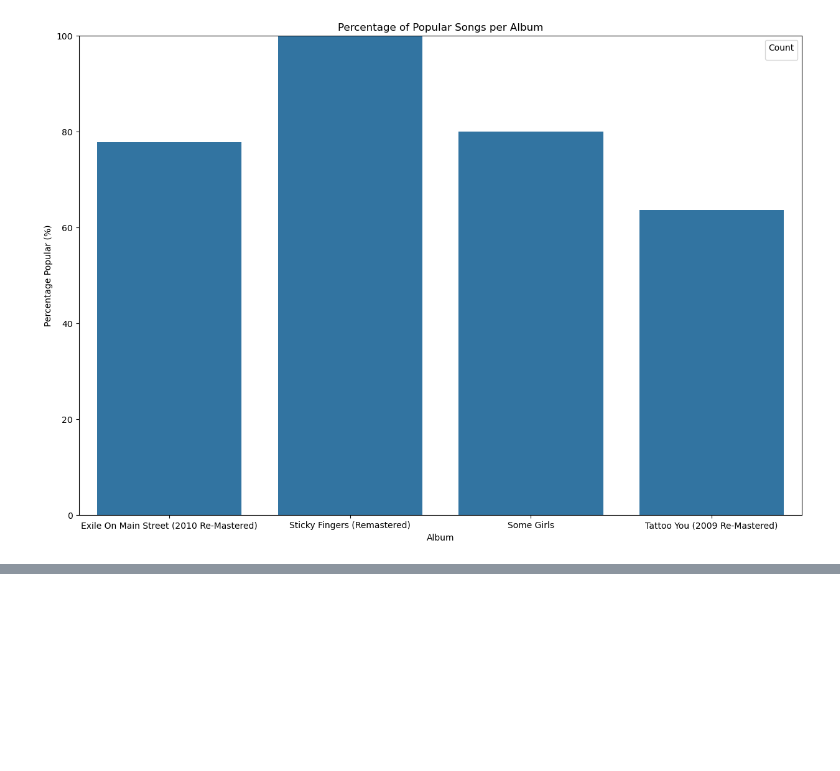
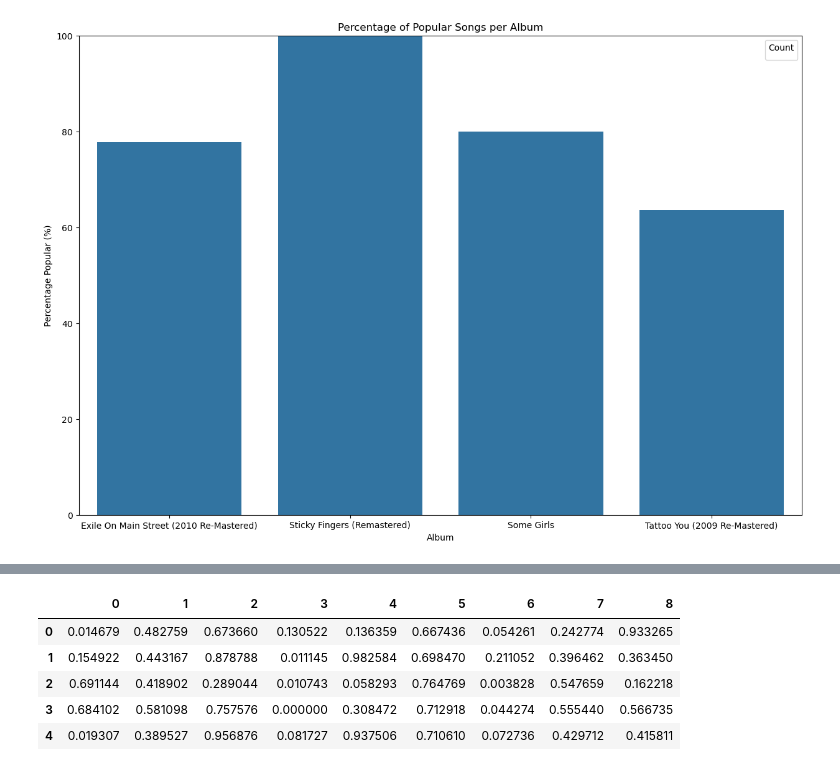
Before and after one commit to ankurgoyal9/aiml, a Jupyter notebook: 02 Machine Learning/Project/Cohort of Songs/Cohort of Songs.ipynb, the cells around one changed output, grey strips where cells are left out. Drawn from its saved outputs; the diff is of its cells as text; code cells hidden in the pictures; blank space fills up the shorter version.

```diff
--- a/02 Machine Learning/Project/Cohort of Songs/Cohort of Songs.ipynb
+++ b/02 Machine Learning/Project/Cohort of Songs/Cohort of Songs.ipynb
@@ -106,0 +346,9 @@ plt.show()
+# %%
+from sklearn.model_selection import train_test_split
+x, xt, y, yt = train_test_split(
+    x,
+    y,
+    test_size=.10,
+    random_state=42
+)
+y
@@ -106,0 +368,12 @@ plt.show()
+# %%
+from sklearn.preprocessing import MinMaxScaler
+mms = MinMaxScaler()
+x_tr_sc = mms.fit_transform(x)
+pd.DataFrame(x_tr_sc).head()
+# %% [output]
+|  | 0 | 1 | 2 | 3 | 4 | 5 | 6 | 7 | 8 |
+| 0 | 0.014679 | 0.482759 | 0.673660 | 0.130522 | 0.136359 | 0.667436 | 0.054261 | 0.242774 | 0.933265 |
+| 1 | 0.154922 | 0.443167 | 0.878788 | 0.011145 | 0.982584 | 0.698470 | 0.211052 | 0.396462 | 0.363450 |
+| 2 | 0.691144 | 0.418902 | 0.289044 | 0.010743 | 0.058293 | 0.764769 | 0.003828 | 0.547659 | 0.162218 |
+| 3 | 0.684102 | 0.581098 | 0.757576 | 0.000000 | 0.308472 | 0.712918 | 0.044274 | 0.555440 | 0.566735 |
+| 4 | 0.019307 | 0.389527 | 0.956876 | 0.081727 | 0.937506 | 0.710610 | 0.072736 | 0.429712 | 0.415811 |
```
Also changed, not shown: parts of 16 cells of this notebook, 5 other files.
